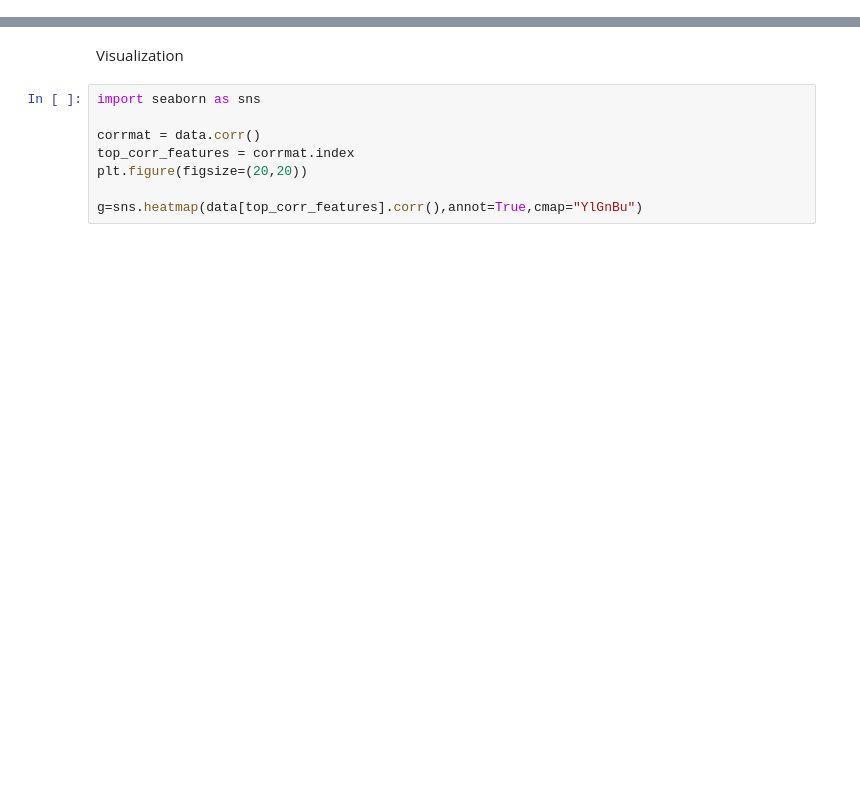
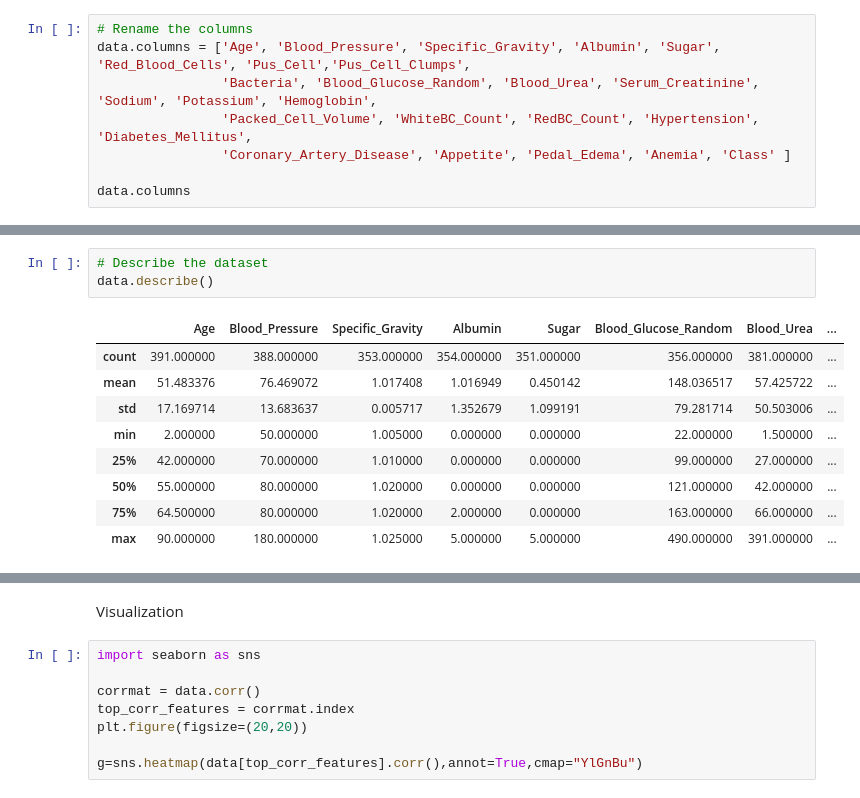
Before and after one commit to himashax/ML_Assignment2_IT19128696_IT19156170_IT19134468, a Jupyter notebook: IT19128696_IT19156170_IT19134468.ipynb, the cells around one changed output, grey strips where cells are left out. Saved outputs shown, nothing was run; the diff lists cells and outputs as text; blank space fills up the shorter version.

```diff
--- a/IT19128696_IT19156170_IT19134468.ipynb
+++ b/IT19128696_IT19156170_IT19134468.ipynb
@@ -65,0 +34,8 @@ for feature in features:
+# %%
+# Rename the columns
+data.columns = ['Age', 'Blood_Pressure', 'Specific_Gravity', 'Albumin', 'Sugar', 'Red_Blood_Cells', 'Pus_Cell','Pus_Cell_Clumps',
+                'Bacteria', 'Blood_Glucose_Random', 'Blood_Urea', 'Serum_Creatinine', 'Sodium', 'Potassium', 'Hemoglobin',
+                'Packed_Cell_Volume', 'WhiteBC_Count', 'RedBC_Count', 'Hypertension', 'Diabetes_Mellitus',
+                'Coronary_Artery_Disease', 'Appetite', 'Pedal_Edema', 'Anemia', 'Class' ]
+
+data.columns
@@ -65,0 +51,13 @@ for feature in features:
+# %%
+# Describe the dataset
+data.describe()
+# %% [output]
+|  | Age | Blood_Pressure | Specific_Gravity | Albumin | Sugar | Blood_Glucose_Random | Blood_Urea | ... |
+| count | 391.000000 | 388.000000 | 353.000000 | 354.000000 | 351.000000 | 356.000000 | 381.000000 | ... |
+| mean | 51.483376 | 76.469072 | 1.017408 | 1.016949 | 0.450142 | 148.036517 | 57.425722 | ... |
+| std | 17.169714 | 13.683637 | 0.005717 | 1.352679 | 1.099191 | 79.281714 | 50.503006 | ... |
+| min | 2.000000 | 50.000000 | 1.005000 | 0.000000 | 0.000000 | 22.000000 | 1.500000 | ... |
+| 25% | 42.000000 | 70.000000 | 1.010000 | 0.000000 | 0.000000 | 99.000000 | 27.000000 | ... |
+| 50% | 55.000000 | 80.000000 | 1.020000 | 0.000000 | 0.000000 | 121.000000 | 42.000000 | ... |
+| 75% | 64.500000 | 80.000000 | 1.020000 | 2.000000 | 0.000000 | 163.000000 | 66.000000 | ... |
+| max | 90.000000 | 180.000000 | 1.025000 | 5.000000 | 5.000000 | 490.000000 | 391.000000 | ... |
```
Also changed, not shown: parts of 40 cells of this notebook.
